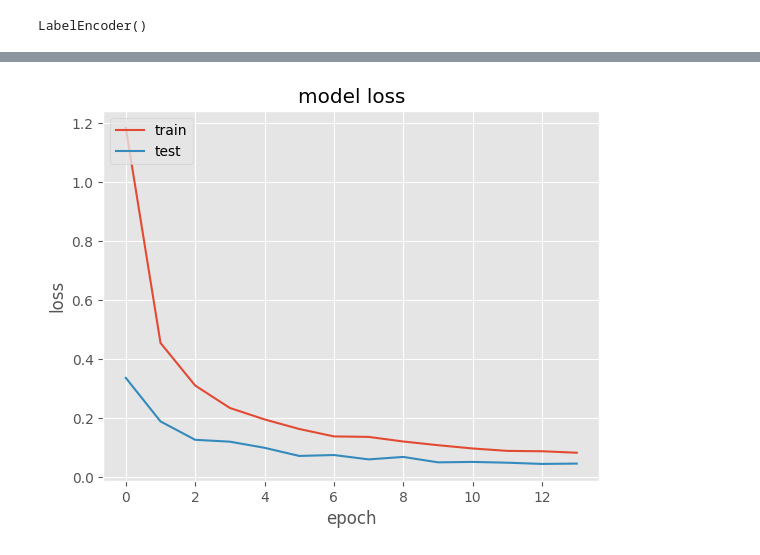
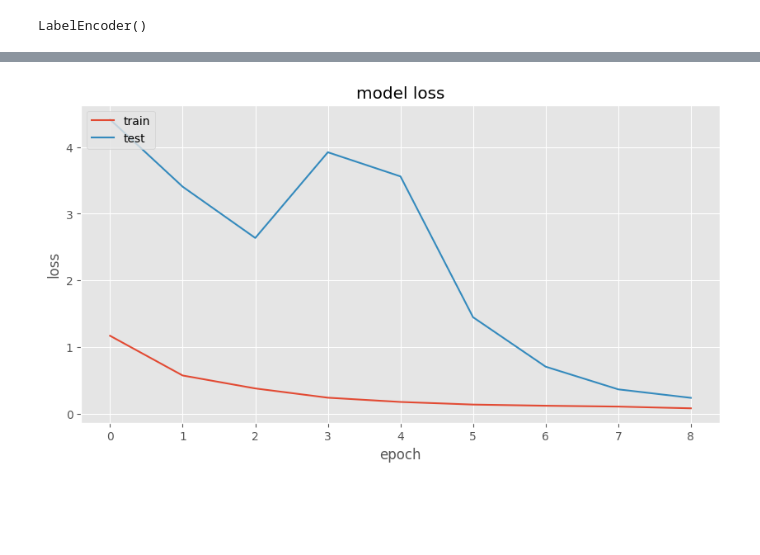
Before and after one commit to Savory-Team/foodition-edible-food-classification, a Jupyter notebook: classification-kaggle.ipynb, the cells around one changed output, grey strips where cells are left out. Cells and saved outputs as stored; diff of their text form; code cells hidden in the pictures; blank space fills up the shorter version.

```diff
--- a/classification-kaggle.ipynb
+++ b/classification-kaggle.ipynb
@@ -111,6 +126,3 @@ LabelEncoder()
 X = image_data / 255.0
 y = labels.transform(image_target)
 train_images, test_images, train_labels, test_labels = train_test_split(X,y, test_size=0.3, random_state=123)
-# %%
-base_model = tf.keras.applications.MobileNetV2(input_shape=(width, height, 3), include_top=False, weights='imagenet')
-base_model.trainable = False
@@ -120,8 +128,0 @@ Downloading data from https://storage.googleapis.com/tensorflow/keras-applicatio
-# %%
-model = models.Sequential([
-    base_model,
-    layers.GlobalAveragePooling2D(),
-    layers.Dense(64, activation='relu'),
-    layers.Dropout(0.5),
-    layers.Dense(14, activation='softmax')
-])
@@ -132,10 +129,32 @@ callback = tf.keras.callbacks.EarlyStopping(monitor='val_accuracy',
 # %%
-model.compile(optimizer=tf.keras.optimizers.Adam(learning_rate=0.001), loss='sparse_categorical_crossentropy', metrics=['accuracy', tf.keras.metrics.CategoricalAccuracy()])
+with strategy.scope():
+    base_model = tf.keras.applications.MobileNetV2(input_shape=(width, height, 3), include_top=False, weights='imagenet')
+    base_model.trainable = True
 
-def lr_scheduler(epoch):
-    return 0.001 * np.exp(-0.1 * epoch)
+    fine_tune_at = 100
 
-lr_callback = tf.keras.callbacks.LearningRateScheduler(lr_scheduler)
 
-history = model.fit(train_images, train_labels, epochs=25, batch_size=32, validation_data=(test_images, test_labels), callbacks=[lr_callback, callback])
+    for layer in base_model.layers[:fine_tune_at]:
+      layer.trainable = False
+
+    model = models.Sequential([
+        base_model,
+        layers.GlobalAveragePooling2D(),
+        layers.Dropout(0.7),
+        layers.Dense(17, activation='softmax', kernel_regularizer=tf.keras.regularizers.l2(0.01))
+    ])
+    model.compile(optimizer=tf.keras.optimizers.Adam(learning_rate=0.000001), loss='sparse_categorical_crossentropy', metrics=['accuracy'])
+
+    def lr_scheduler(epoch):
+        return 0.001 * np.exp(-0.1 * epoch)
+
+    limit_val_acc_callback = LimitValidationAccuracy(monitor='val_accuracy', threshold=0.94)
+
+#     callback = tf.keras.callbacks.EarlyStopping(monitor='val_accuracy',
+#                                                 patience=2,
+#                                                 restore_best_weights=True)
+
+    lr_callback = tf.keras.callbacks.LearningRateScheduler(lr_scheduler)
+
+    history = model.fit(train_images, train_labels, epochs=10, validation_data=(test_images, test_labels), callbacks=[lr_callback, limit_val_acc_callback])
 # %% [output]
@@ -175,13 +195,14 @@ test_acc = model.evaluate(test_images,  test_labels, verbose=2)
 # %%
+plt.figure(figsize=(10, 5))
 plt.plot(history.history['loss'])
 plt.plot(history.history['val_loss'])
 plt.title('model loss')
 plt.ylabel('loss')
 plt.xlabel('epoch')
 plt.legend(['train', 'test'], loc='upper left')
 plt.show()
 # %% [output]
-[figure, old version]
+[figure, new version]
 # %%
 y_pred = model.predict(test_images)
 
```
Also changed, not shown: parts of 23 cells of this notebook.
